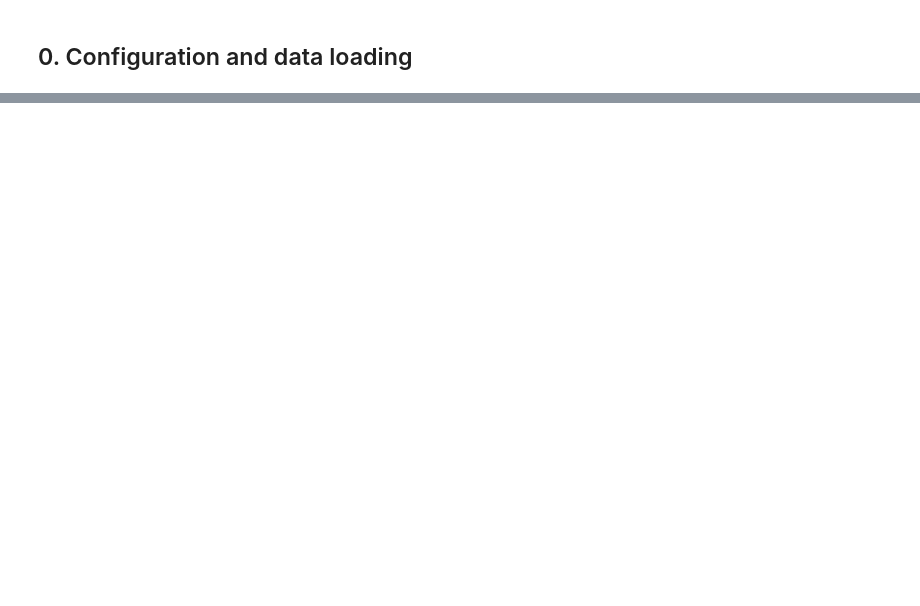
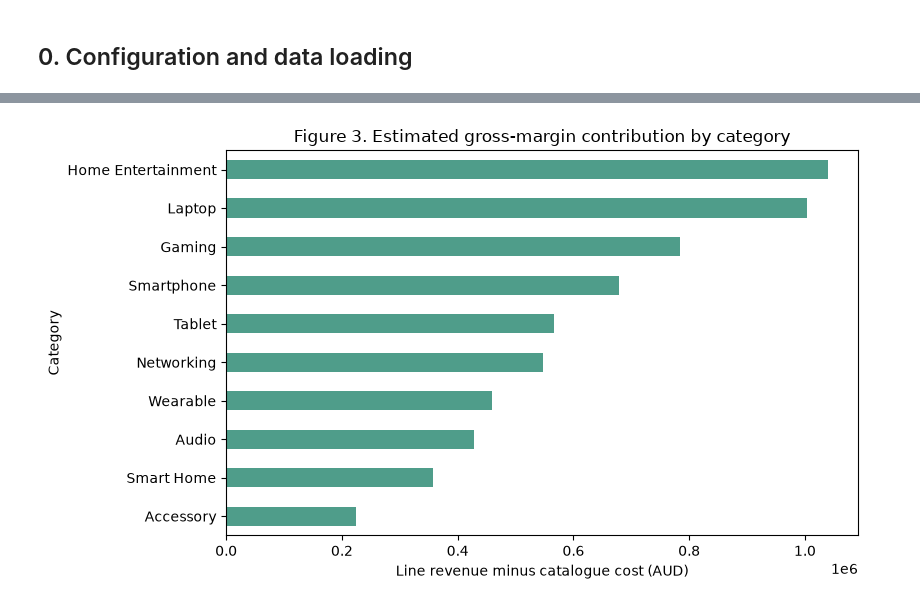
Before and after one commit to ZGHL/FIT5196-A1, a Jupyter notebook: Group030_EDA.ipynb, the cells around one changed output, grey strips where cells are left out. Cells and saved outputs as stored; diff of their text form; code cells hidden in the pictures; blank space fills up the shorter version.

```diff
--- a/Group030_EDA.ipynb
+++ b/Group030_EDA.ipynb
@@ -39,0 +52,4 @@ One retailer-year limits external and seasonal inference; observations are non-i
+# %%
+pd.DataFrame(metrics['category']).round(2); figures[2]
+# %% [output]
+[figure, added]
```
Also changed, not shown: parts of 26 cells of this notebook, 16 other files.
